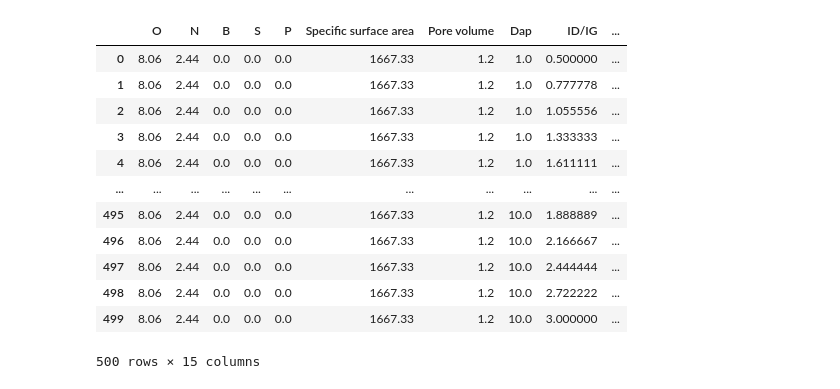
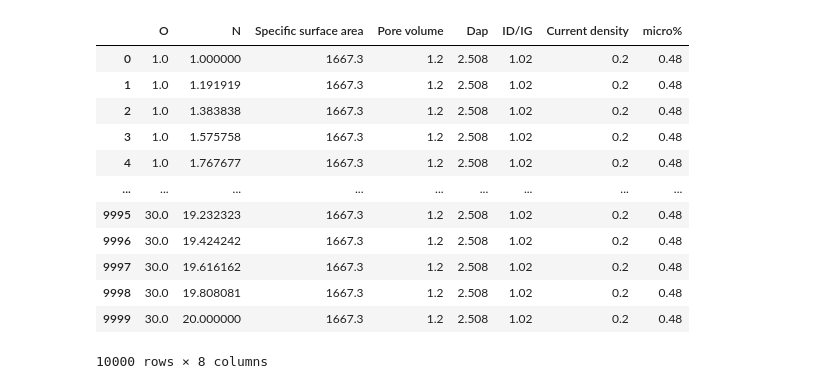
Before and after one commit to YYCHEN2001/Carbon_Cathode_Prediction, a Jupyter notebook: 10_prediction_contour.ipynb, the cells around one changed output. Saved outputs shown, nothing was run; the diff lists cells and outputs as text; code cells hidden in the pictures.

```diff
--- a/10_prediction_contour.ipynb
+++ b/10_prediction_contour.ipynb
@@ -72,60 +58,50 @@ Name: std, dtype: object
 # %%
 import pandas as pd
 import numpy as np
 
 # 固定列的值
 fixed_values = {
-    "O": 8.06,
-    "N": 2.44,
-    "B": 0.0,
-    "S": 0.0,
-    "P": 0.0,
-    "Specific surface area": 1667.33,
+    "Specific surface area": 1667.3,
     "Pore volume": 1.2,
-    "Active mass loading": 1.5,
-    "Potential window": 1.6,
-    "micro%": 0.481865,
+    "Dap": 2.508,
+    "ID/IG": 1.02,
+    "micro%": 0.48,
     "Current density": 0.2
 }
 
 # 生成等距分布的Dap和ID/IG的值
-dap_values = np.linspace(1, 10, 50)
-id_ig_values = np.linspace(0.5, 3, 10)
+N_values = np.linspace(1, 20, 100)
+O_values = np.linspace(1, 30, 100)
 
-# 定义所有列名，包括独热编码的列
 columns = [
-    "O", "N", "B", "S", "P", "Specific surface area", "Pore volume", "Dap", "ID/IG",
-    "Active mass loading", "Potential window", "Current density", "micro%",
-    "Electrolyte",
-    "Current collector",
+    "O", "N", "Specific surface area", "Pore volume", "Dap", "ID/IG",
+     "Current density", "micro%",
 ]
 
 # 创建一个空的DataFrame
 data = []
 
 # 填充数据
-for dap in dap_values:
-    for id_ig in id_ig_values:
+for O in O_values:
+    for N in N_values:
         row = fixed_values.copy()
-        row["Dap"] = dap
-        row["ID/IG"] = id_ig
-        row["Electrolyte"] = "2M ZnSO4"
-        row["Current collector"] = "stainless-steel mesh"
+        row["N"] = N
+        row["O"] = O
         data.append(row)
 
 df = pd.DataFrame(data, columns=columns)
 df
 # %% [output]
-|  | O | N | B | S | P | Specific surface area | Pore volume | Dap | ID/IG | ... |
-| 0 | 8.06 | 2.44 | 0.0 | 0.0 | 0.0 | 1667.33 | 1.2 | 1.0 | 0.500000 | ... |
-| 1 | 8.06 | 2.44 | 0.0 | 0.0 | 0.0 | 1667.33 | 1.2 | 1.0 | 0.777778 | ... |
-| 2 | 8.06 | 2.44 | 0.0 | 0.0 | 0.0 | 1667.33 | 1.2 | 1.0 | 1.055556 | ... |
-| 3 | 8.06 | 2.44 | 0.0 | 0.0 | 0.0 | 1667.33 | 1.2 | 1.0 | 1.333333 | ... |
-| 4 | 8.06 | 2.44 | 0.0 | 0.0 | 0.0 | 1667.33 | 1.2 | 1.0 | 1.611111 | ... |
-| ... | ... | ... | ... | ... | ... | ... | ... | ... | ... | ... |
-| 495 | 8.06 | 2.44 | 0.0 | 0.0 | 0.0 | 1667.33 | 1.2 | 10.0 | 1.888889 | ... |
-| 496 | 8.06 | 2.44 | 0.0 | 0.0 | 0.0 | 1667.33 | 1.2 | 10.0 | 2.166667 | ... |
-| 497 | 8.06 | 2.44 | 0.0 | 0.0 | 0.0 | 1667.33 | 1.2 | 10.0 | 2.444444 | ... |
-| 498 | 8.06 | 2.44 | 0.0 | 0.0 | 0.0 | 1667.33 | 1.2 | 10.0 | 2.722222 | ... |
-| 499 | 8.06 | 2.44 | 0.0 | 0.0 | 0.0 | 1667.33 | 1.2 | 10.0 | 3.000000 | ... |
+|  | O | N | Specific surface area | Pore volume | Dap | ID/IG | Current density | micro% |
+| 0 | 1.0 | 1.000000 | 1667.3 | 1.2 | 2.508 | 1.02 | 0.2 | 0.48 |
+| 1 | 1.0 | 1.191919 | 1667.3 | 1.2 | 2.508 | 1.02 | 0.2 | 0.48 |
+| 2 | 1.0 | 1.383838 | 1667.3 | 1.2 | 2.508 | 1.02 | 0.2 | 0.48 |
+| 3 | 1.0 | 1.575758 | 1667.3 | 1.2 | 2.508 | 1.02 | 0.2 | 0.48 |
+| 4 | 1.0 | 1.767677 | 1667.3 | 1.2 | 2.508 | 1.02 | 0.2 | 0.48 |
+| ... | ... | ... | ... | ... | ... | ... | ... | ... |
+| 9995 | 30.0 | 19.232323 | 1667.3 | 1.2 | 2.508 | 1.02 | 0.2 | 0.48 |
+| 9996 | 30.0 | 19.424242 | 1667.3 | 1.2 | 2.508 | 1.02 | 0.2 | 0.48 |
+| 9997 | 30.0 | 19.616162 | 1667.3 | 1.2 | 2.508 | 1.02 | 0.2 | 0.48 |
+| 9998 | 30.0 | 19.808081 | 1667.3 | 1.2 | 2.508 | 1.02 | 0.2 | 0.48 |
+| 9999 | 30.0 | 20.000000 | 1667.3 | 1.2 | 2.508 | 1.02 | 0.2 | 0.48 |
-500 rows × 15 columns
+10000 rows × 8 columns
```
Also changed, not shown: parts of 10 cells of this notebook, 25 other files.
